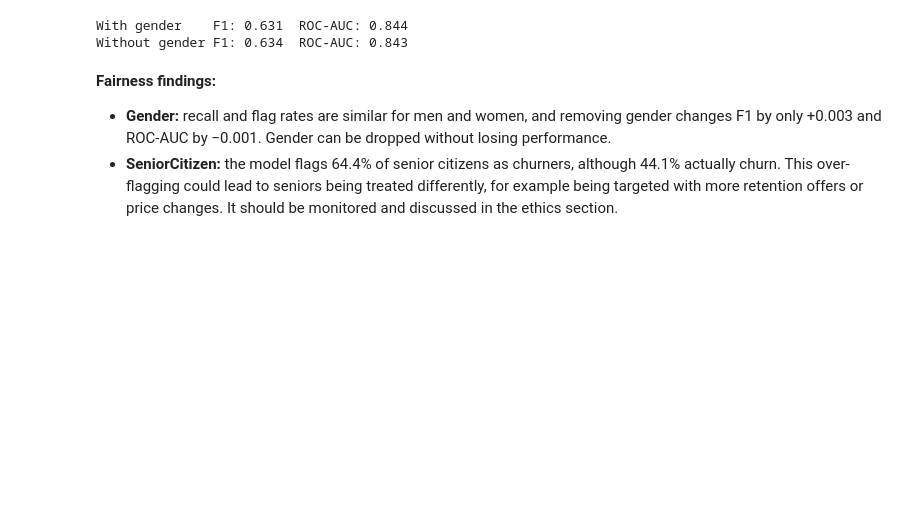
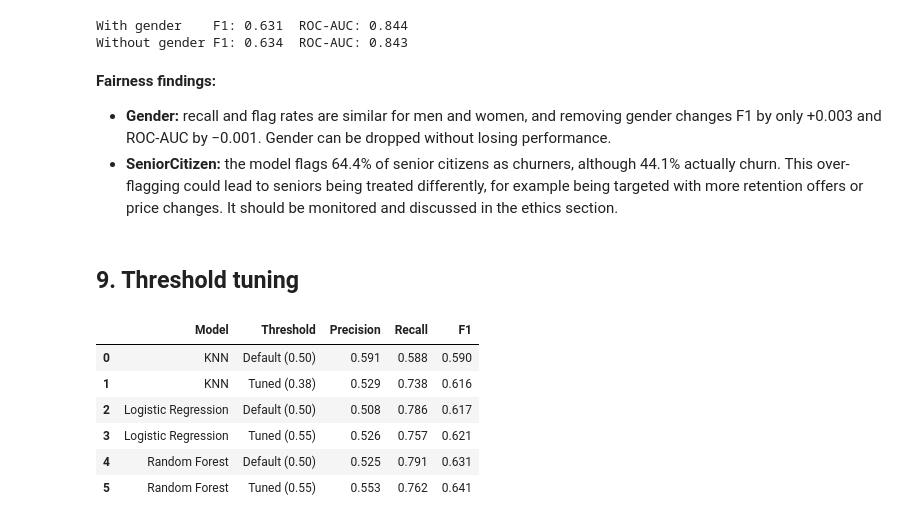
Before and after one commit to YJaruban/CW, a Jupyter notebook: churn.ipynb, the cells around one changed output. Cells and saved outputs as stored; diff of their text form; code cells hidden in the pictures; blank space fills up the shorter version.

```diff
--- a/churn.ipynb
+++ b/churn.ipynb
@@ -524,3 +524,36 @@ Without gender F1: 0.634  ROC-AUC: 0.843
 **Fairness findings:**
 - **Gender:** recall and flag rates are similar for men and women, and removing gender changes F1 by only +0.003 and ROC-AUC by −0.001. Gender can be dropped without losing performance.
 - **SeniorCitizen:** the model flags 64.4% of senior citizens as churners, although 44.1% actually churn. This over-flagging could lead to seniors being treated differently, for example being targeted with more retention offers or price changes. It should be monitored and discussed in the ethics section.
+# %% [markdown]
+## 9. Threshold tuning
+# %%
+# Threshold tuning: pick the cut-off on the training data (cross-validated), then test once
+from sklearn.model_selection import cross_val_predict
+from sklearn.metrics import precision_recall_curve
+
+thr_rows, curves = [], {}
+for name, model in best_models.items():
+    # out-of-fold probabilities: every training customer is scored by a model that never saw them
+    oof = cross_val_predict(model, X_train, y_train, cv=cv, method="predict_proba", n_jobs=-1)[:, 1]
+    prec, rec, thr = precision_recall_curve(y_train, oof)
+    f1 = 2 * prec[:-1] * rec[:-1] / (prec[:-1] + rec[:-1] + 1e-12)
+    best_t = thr[np.argmax(f1)]
+    curves[name] = (thr, prec[:-1], rec[:-1], f1, best_t)
+
+    prob_test = model.predict_proba(X_test)[:, 1]
+    for label, t in [("Default (0.50)", 0.5), (f"Tuned ({best_t:.2f})", best_t)]:
+        pred = (prob_test >= t).astype(int)
+        thr_rows.append({"Model": name, "Threshold": label,
+                         "Precision": precision_score(y_test, pred),
+                         "Recall": recall_score(y_test, pred),
+                         "F1": f1_score(y_test, pred)})
+
+pd.DataFrame(thr_rows).round(3)
+# %% [output]
+|  | Model | Threshold | Precision | Recall | F1 |
+| 0 | KNN | Default (0.50) | 0.591 | 0.588 | 0.590 |
+| 1 | KNN | Tuned (0.38) | 0.529 | 0.738 | 0.616 |
+| 2 | Logistic Regression | Default (0.50) | 0.508 | 0.786 | 0.617 |
+| 3 | Logistic Regression | Tuned (0.55) | 0.526 | 0.757 | 0.621 |
+| 4 | Random Forest | Default (0.50) | 0.525 | 0.791 | 0.631 |
+| 5 | Random Forest | Tuned (0.55) | 0.553 | 0.762 | 0.641 |
```
Also changed, not shown: parts of 3 cells of this notebook, 2 other files.
